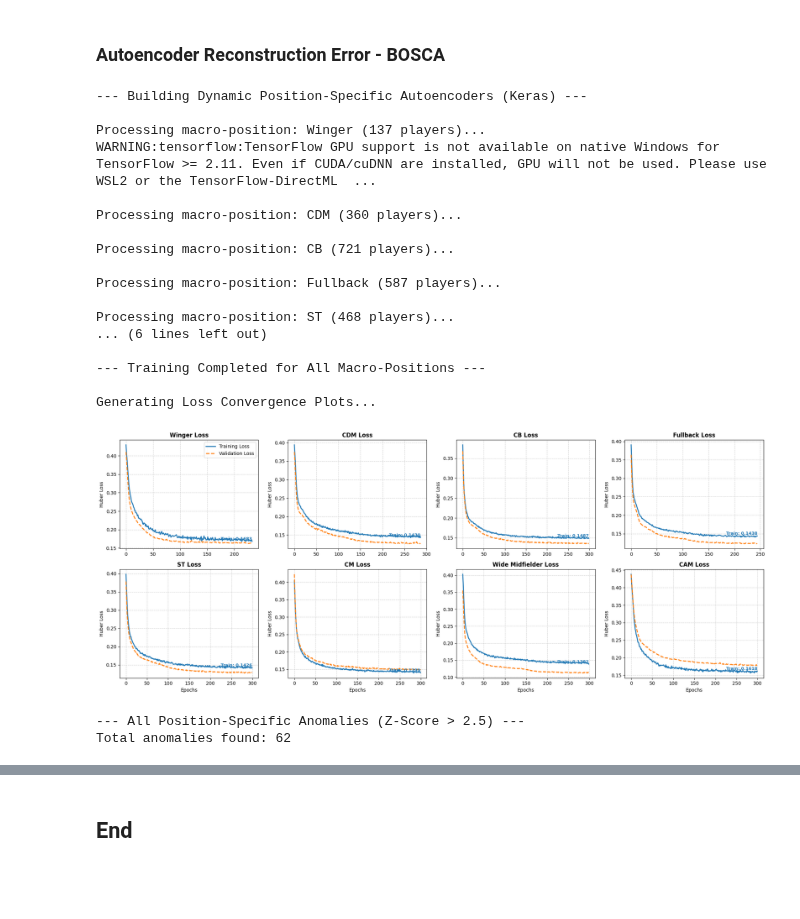
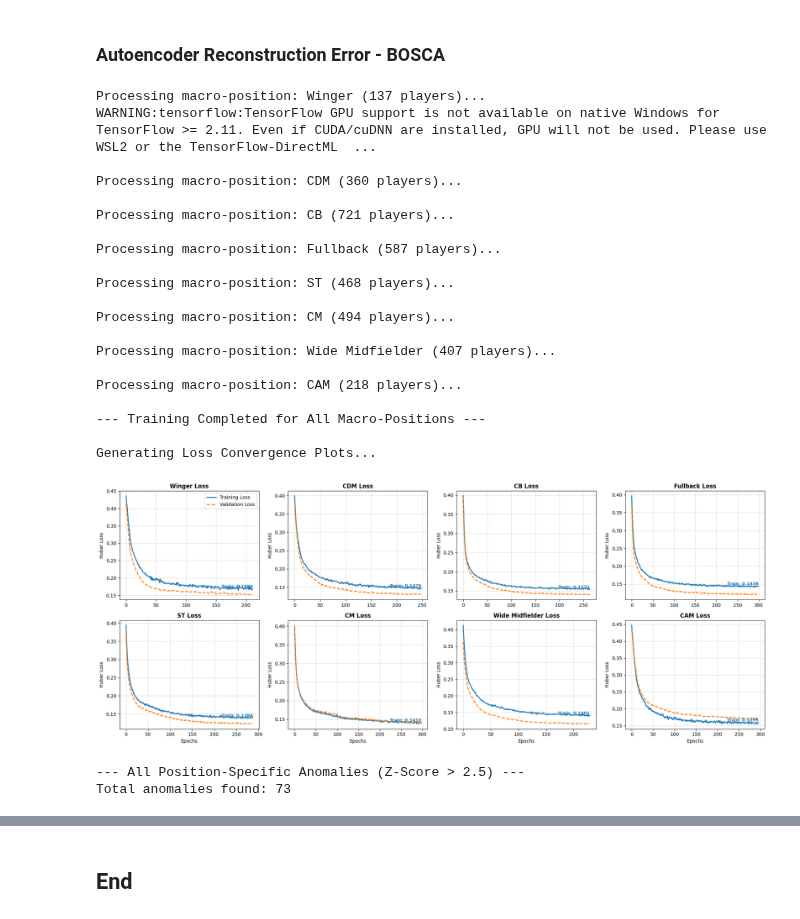
Before and after one commit to andreamurari/DataDriven_Soccer_Scouting, a Jupyter notebook: DataDriven_Soccer_Scouting.ipynb, the cells around one changed output, grey strips where cells are left out. Cells and saved outputs as stored; diff of their text form; code cells hidden in the pictures; blank space fills up the shorter version.

Commit message:
Applied train-test split and removed noisy columns to autoencoder for Anomaly Det

```diff
--- a/DataDriven_Soccer_Scouting.ipynb
+++ b/DataDriven_Soccer_Scouting.ipynb
@@ -1227,7 +1227,11 @@ plot_cluster_league(0)
 # %% [markdown]
 ### Autoencoder Reconstruction Error - BOSCA
 # %%
-print("--- Building Dynamic Position-Specific Autoencoders (Keras) ---")
+# Rimuoviamo le colonne dal dataset originale (ignoriamo se qualcuna non esiste)
+X_clean = X.drop(columns=noisy_columns, errors='ignore')
+
+# Aggiorniamo anche la lista dei nomi delle feature per la tabella finale delle spiegazioni
+features_clean = [col for col in X.columns if col not in noisy_columns]
 
 # ==========================================
 # 1. MAPPATURA DEI RUOLI (Accorpamento Fasce)
@@ -1239,10 +1243,8 @@ pos_mapping = {
     'LW': 'Winger',
     'RM': 'Wide Midfielder',
     'LM': 'Wide Midfielder'
-    # CB, CDM, CM, CAM, ST rimangono invariati
 }
 
-# Creiamo la nuova colonna 'macro_pos'. Se il ruolo non è nel dict, rimane quello originale
 df_info_reset['macro_pos'] = df_info_reset['pos'].replace(pos_mapping)
 unique_macro_positions = df_info_reset['macro_pos'].unique()
 
@@ -1251,13 +1253,14 @@ unique_macro_positions = df_info_reset['macro_pos'].unique()
 # ==========================================
 all_reconstruction_errors_by_pos = []
 loss_curves_dict = {}
-MIN_SAMPLES = 50 # Soglia di sicurezza (Defensive Programming)
+MIN_SAMPLES = 50
 
 for pos_name in unique_macro_positions:
     position_mask = df_info_reset['macro_pos'] == pos_name
 
-    # ISOLIAMO I DATI GREZZI DEL RUOLO
-    X_pos_raw = X[position_mask.values]
+    # ISOLIAMO I DATI GREZZI E PULITI DEL RUOLO
+    # Usiamo X_clean invece del vecchio X!
+    X_pos_raw = X_clean[position_mask.values]
     df_info_pos = df_info_reset[position_mask].copy()
 
     n_samples = X_pos_raw.shape[0]
@@ -1281,7 +1284,6 @@ for pos_name in unique_macro_positions:
     input_layer = layers.Input(shape=(input_dim,))
 
     if n_samples >= 250:
-        # Rete Profonda per gruppi numerosi (es. CB, CM, ST, Fullback)
         encoded = layers.Dense(32, activation='tanh')(input_layer)
         encoded = layers.Dropout(0.2)(encoded)
         encoded = layers.Dense(16, activation='tanh')(encoded)
@@ -1291,7 +1293,6 @@ for pos_name in unique_macro_positions:
         decoded = layers.Dropout(0.2)(decoded)
 
     elif n_samples >= 100:
-        # Rete Media per gruppi intermedi (es. Winger, Wide Midfielder, CAM)
         encoded = layers.Dense(24, activation='tanh')(input_layer)
         encoded = layers.Dropout(0.2)(encoded)
         bottleneck = layers.Dense(6, activation='linear', name='dna_bottleneck')(encoded)
@@ -1299,7 +1300,6 @@ for pos_name in unique_macro_positions:
         decoded = layers.Dropout(0.2)(decoded)
 
     else:
-        # Rete di sicurezza per piccoli numeri futuri (No Dropout)
         encoded = layers.Dense(12, activation='tanh')(input_layer)
         bottleneck = layers.Dense(4, activation='linear', name='dna_bottleneck')(encoded)
         decoded = layers.Dense(12, activation='tanh')(bottleneck)
@@ -1321,21 +1321,18 @@ for pos_name in unique_macro_positions:
         verbose=0
     )
 
-    # Salviamo la history per il plot finale
     loss_curves_dict[pos_name] = history.history
 
-    # ESTRAZIONE ANOMALIE SULL'INTERO GRUPPO (Train + Val)
-    # Trasformiamo tutti i giocatori del ruolo usando lo scaler calcolato sul Train
+    # ESTRAZIONE ANOMALIE
+    # Usiamo lo scaler_pos per trasformare tutti i giocatori puliti di questo ruolo
     X_all_pos_scaled = scaler_pos.transform(X_pos_raw)
     X_reconstructed_pos = autoencoder_pos.predict(X_all_pos_scaled, verbose=0)
 
-    # Calcolo dell'errore (MSE) tra dati originali e dati ricostruiti
     reconstruction_errors_pos = np.mean((X_all_pos_scaled - X_reconstructed_pos) ** 2, axis=1)
 
     df_reconstruction_error_pos = df_info_pos.copy()
     df_reconstruction_error_pos['raw_reconstruction_error'] = reconstruction_errors_pos
 
-    # Standardizzazione Z-Score all'interno del ruolo
     pos_mean = np.mean(reconstruction_errors_pos)
     pos_std = np.std(reconstruction_errors_pos) if np.std(reconstruction_errors_pos) > 0 else 1
     df_reconstruction_error_pos['anomaly_score_z'] = (reconstruction_errors_pos - pos_mean) / pos_std
@@ -1395,37 +1392,40 @@ if all_reconstruction_errors_by_pos:
     # Filtro: Z-Score > 2.5 (Significatività statistica)
     df_true_anomalies = df_all_position_anomalies[df_all_position_anomalies['anomaly_score_z'] > 2.5]
 
     print(f"\n--- All Position-Specific Anomalies (Z-Score > 2.5) ---")
     print(f"Total anomalies found: {len(df_true_anomalies)}")
 
     columns_to_show = ['player', 'age', 'team', 'pos', 'macro_pos', 'league', 'season', 'anomaly_score_z']
 
     display(
         df_true_anomalies
         .sort_values(by='anomaly_score_z', ascending=False)[columns_to_show]
         .head(15)
     )
 else:
     print("\nNo models trained due to insufficient data.")
 # %% [output]
---- Building Dynamic Position-Specific Autoencoders (Keras) ---
-
 Processing macro-position: Winger (137 players)...
 WARNING:tensorflow:TensorFlow GPU support is not available on native Windows for TensorFlow >= 2.11. Even if CUDA/cuDNN are installed, GPU will not be used. Please use WSL2 or the TensorFlow-DirectML  ...
 
 Processing macro-position: CDM (360 players)...
 
 Processing macro-position: CB (721 players)...
 
 Processing macro-position: Fullback (587 players)...
 
 Processing macro-position: ST (468 players)...
-... (6 lines left out)
+
+Processing macro-position: CM (494 players)...
+
+Processing macro-position: Wide Midfielder (407 players)...
+
+Processing macro-position: CAM (218 players)...
 
 --- Training Completed for All Macro-Positions ---
 
 Generating Loss Convergence Plots...
-[figure, old version]
+[figure, new version]
 --- All Position-Specific Anomalies (Z-Score > 2.5) ---
-Total anomalies found: 62
+Total anomalies found: 73
 |  | player | age | team | pos | macro_pos | league | season | anomaly_score_z |
```
Also changed, not shown: parts of 3 cells of this notebook.
